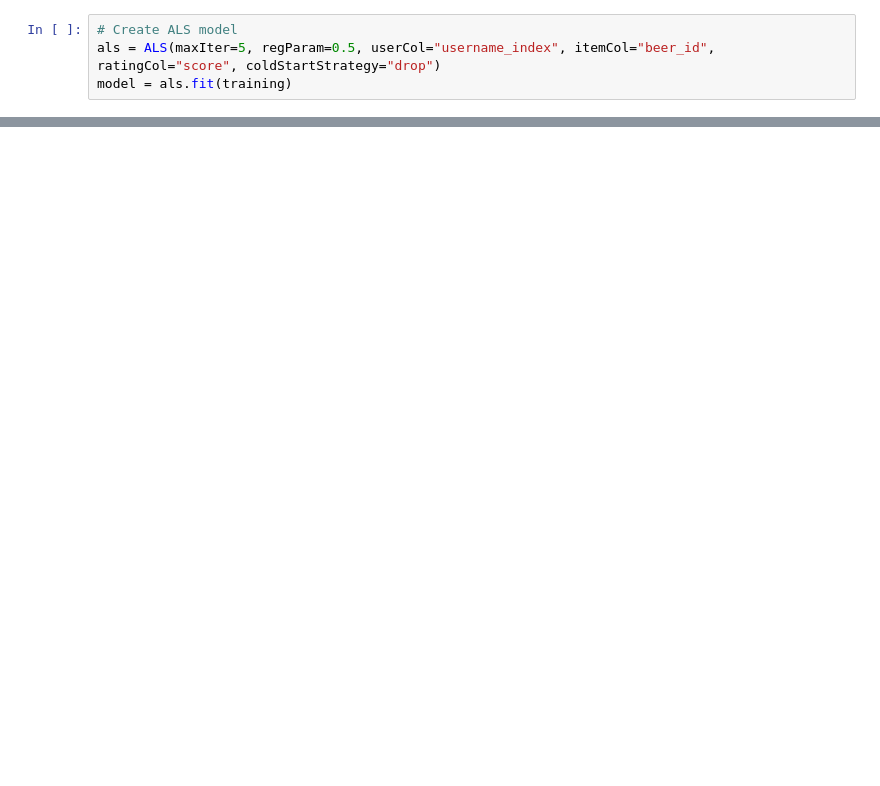
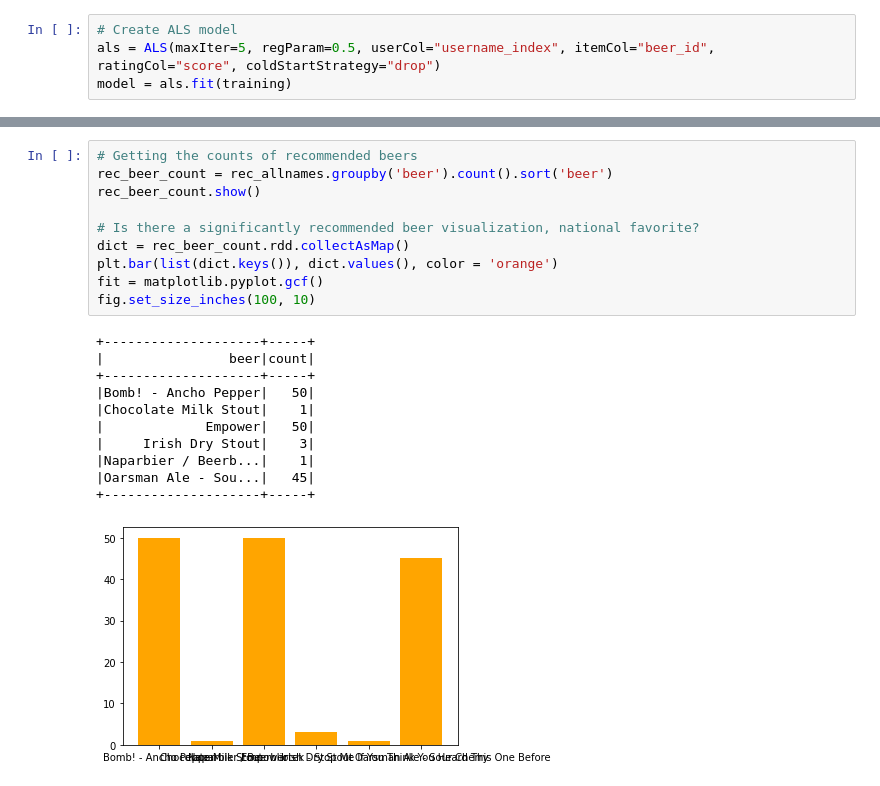
Before and after one commit to danlopez89/CIS-5367, a Jupyter notebook: CIS_5367_Project.ipynb, the cells around one changed output, grey strips where cells are left out. Drawn from its saved outputs; the diff is of its cells as text; blank space fills up the shorter version.

```diff
--- a/CIS_5367_Project.ipynb
+++ b/CIS_5367_Project.ipynb
@@ -534,0 +623,22 @@ root
+# %%
+# Getting the counts of recommended beers
+rec_beer_count = rec_allnames.groupby('beer').count().sort('beer')
+rec_beer_count.show()
+
+# Is there a significantly recommended beer visualization, national favorite?
+dict = rec_beer_count.rdd.collectAsMap()
+plt.bar(list(dict.keys()), dict.values(), color = 'orange')
+fit = matplotlib.pyplot.gcf()
+fig.set_size_inches(100, 10)
+# %% [output]
++--------------------+-----+
+|                beer|count|
++--------------------+-----+
+|Bomb! - Ancho Pepper|   50|
+|Chocolate Milk Stout|    1|
+|             Empower|   50|
+|     Irish Dry Stout|    3|
+|Naparbier / Beerb...|    1|
+|Oarsman Ale - Sou...|   45|
++--------------------+-----+
+[figure, added]
```
Also changed, not shown: parts of 18 cells of this notebook.
